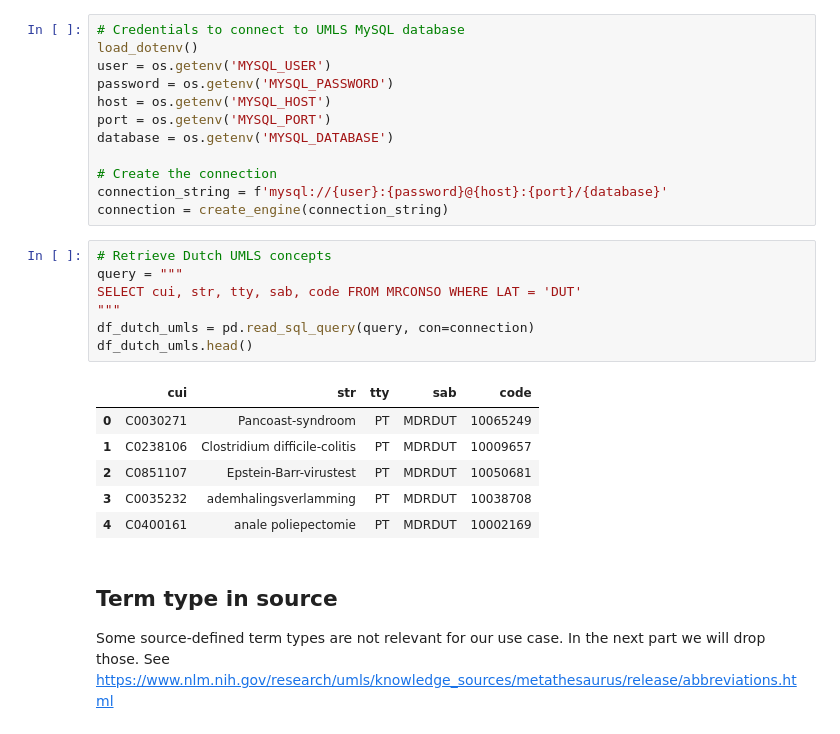
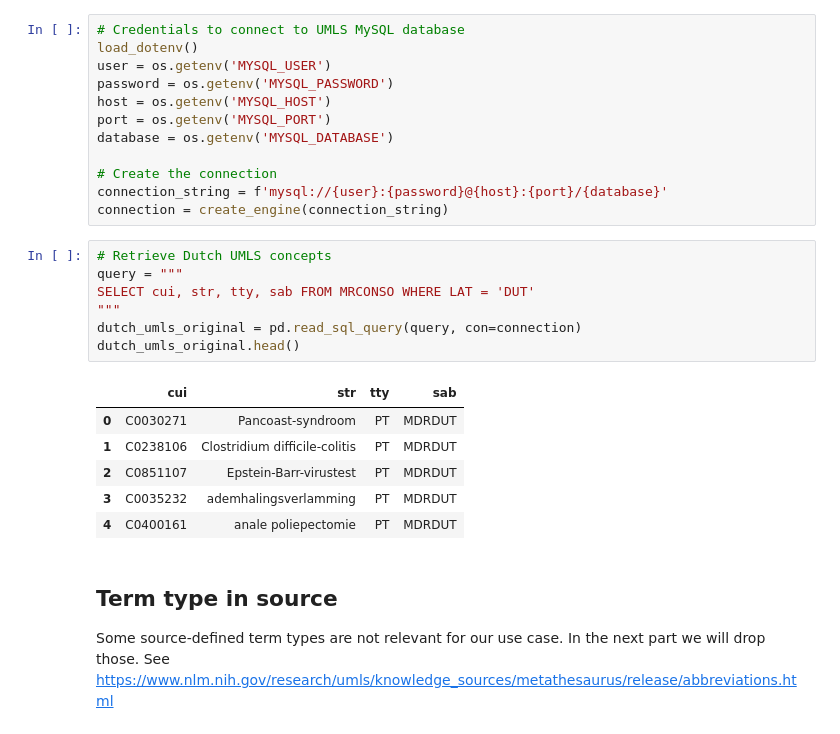
Before and after one commit to umcu/dutch-medical-concepts, a Jupyter notebook: dutch-umls_to_concept-table.ipynb, the cells around one changed output. Drawn from its saved outputs; the diff is of its cells as text.

```diff
--- a/dutch-umls_to_concept-table.ipynb
+++ b/dutch-umls_to_concept-table.ipynb
@@ -31,17 +37,17 @@ connection = create_engine(connection_string)
 # %%
 # Retrieve Dutch UMLS concepts
 query = """
-SELECT cui, str, tty, sab, code FROM MRCONSO WHERE LAT = 'DUT'
+SELECT cui, str, tty, sab FROM MRCONSO WHERE LAT = 'DUT'
 """
-df_dutch_umls = pd.read_sql_query(query, con=connection)
-df_dutch_umls.head()
+dutch_umls_original = pd.read_sql_query(query, con=connection)
+dutch_umls_original.head()
 # %% [output]
-|  | cui | str | tty | sab | code |
-| 0 | C0030271 | Pancoast-syndroom | PT | MDRDUT | 10065249 |
-| 1 | C0238106 | Clostridium difficile-colitis | PT | MDRDUT | 10009657 |
-| 2 | C0851107 | Epstein-Barr-virustest | PT | MDRDUT | 10050681 |
-| 3 | C0035232 | ademhalingsverlamming | PT | MDRDUT | 10038708 |
-| 4 | C0400161 | anale poliepectomie | PT | MDRDUT | 10002169 |
+|  | cui | str | tty | sab |
+| 0 | C0030271 | Pancoast-syndroom | PT | MDRDUT |
+| 1 | C0238106 | Clostridium difficile-colitis | PT | MDRDUT |
+| 2 | C0851107 | Epstein-Barr-virustest | PT | MDRDUT |
+| 3 | C0035232 | ademhalingsverlamming | PT | MDRDUT |
+| 4 | C0400161 | anale poliepectomie | PT | MDRDUT |
 # %% [markdown]
 ## Term type in source
 Some source-defined term types are not relevant for our use case. In the next part we will drop those. See https://www.nlm.nih.gov/research/umls/knowledge_sources/metathesaurus/release/abbreviations.html
```
Also changed, not shown: parts of 77 cells of this notebook, 3 other files.
